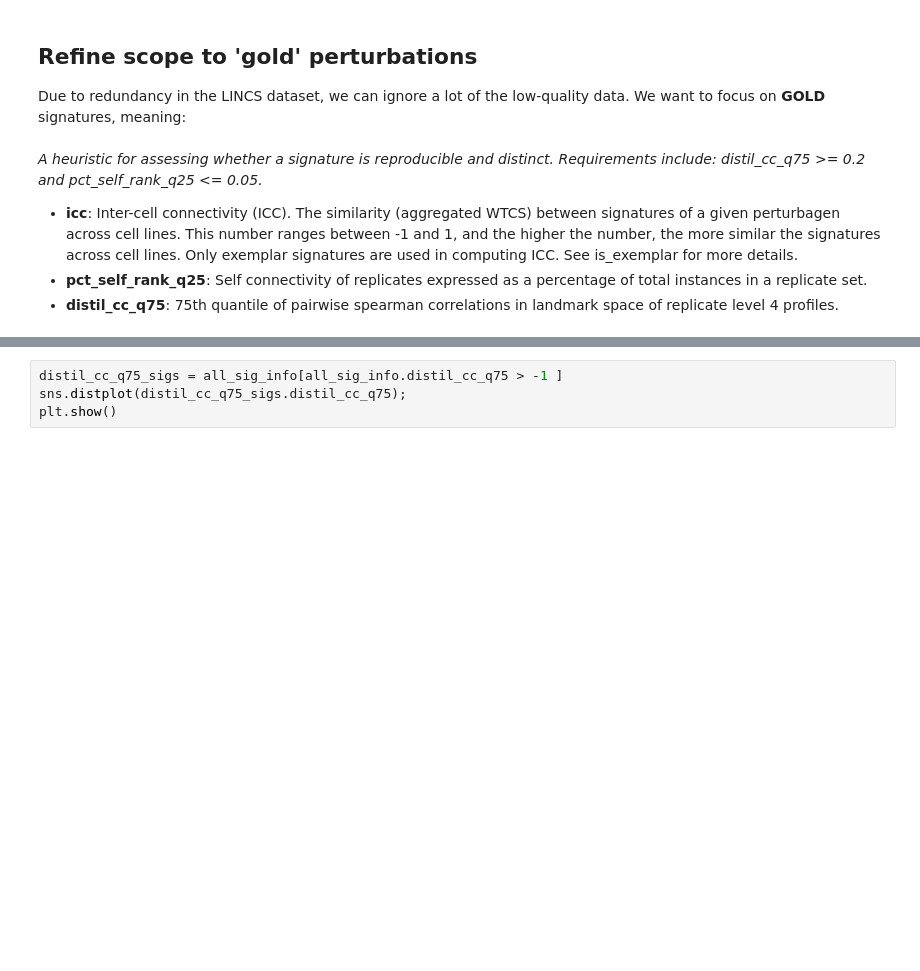
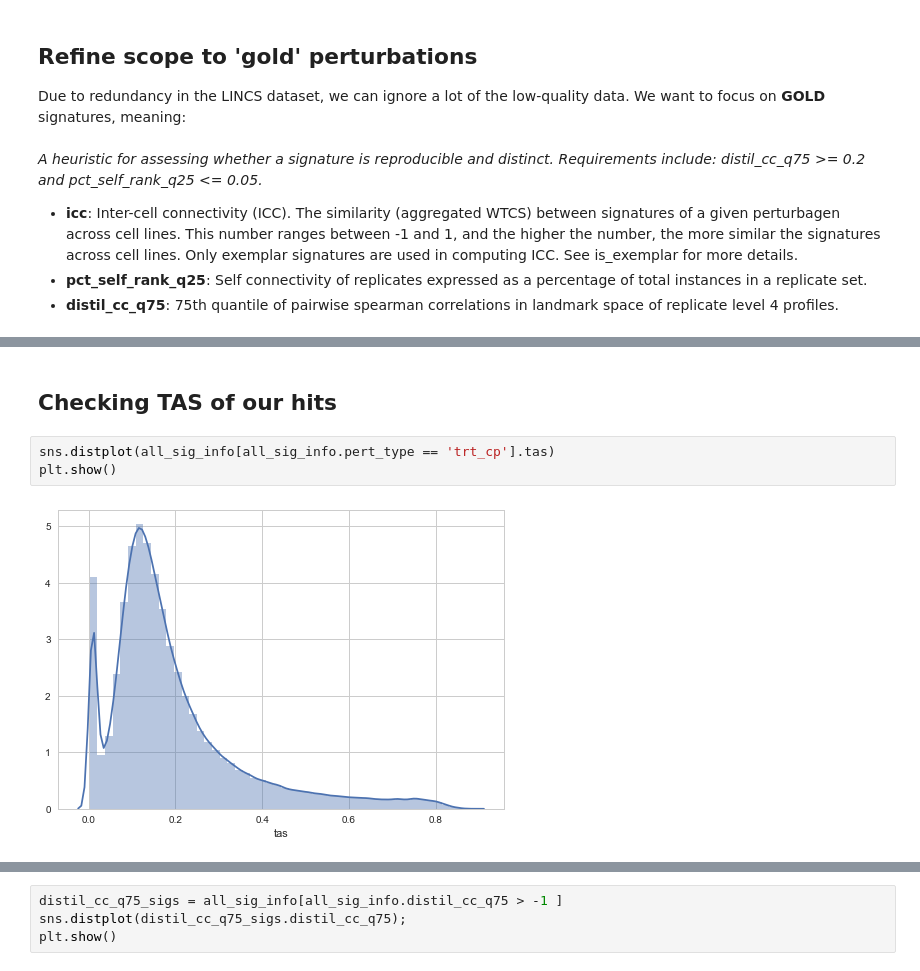
Before and after one commit to npabon/LINCS_target_prediction, a Jupyter notebook: LINCS_data_prep.ipynb, the cells around one changed output, grey strips where cells are left out. Drawn from its saved outputs; the diff is of its cells as text; blank space fills up the shorter version.

```diff
--- a/notebooks/LINCS_data_prep.ipynb
+++ b/LINCS_data_prep.ipynb
@@ -113,3 +114,10 @@ sns.distplot(pct_self_rank_sigs.pct_self_rank_q25);
 plt.show()
 # %% [output]
 [figure]
+# %% [markdown]
+## Checking TAS of our hits
+# %%
+sns.distplot(all_sig_info[all_sig_info.pert_type == 'trt_cp'].tas)
+plt.show()
+# %% [output]
+[figure, added]
```
Also changed, not shown: parts of 11 cells of this notebook, 5 other files.
